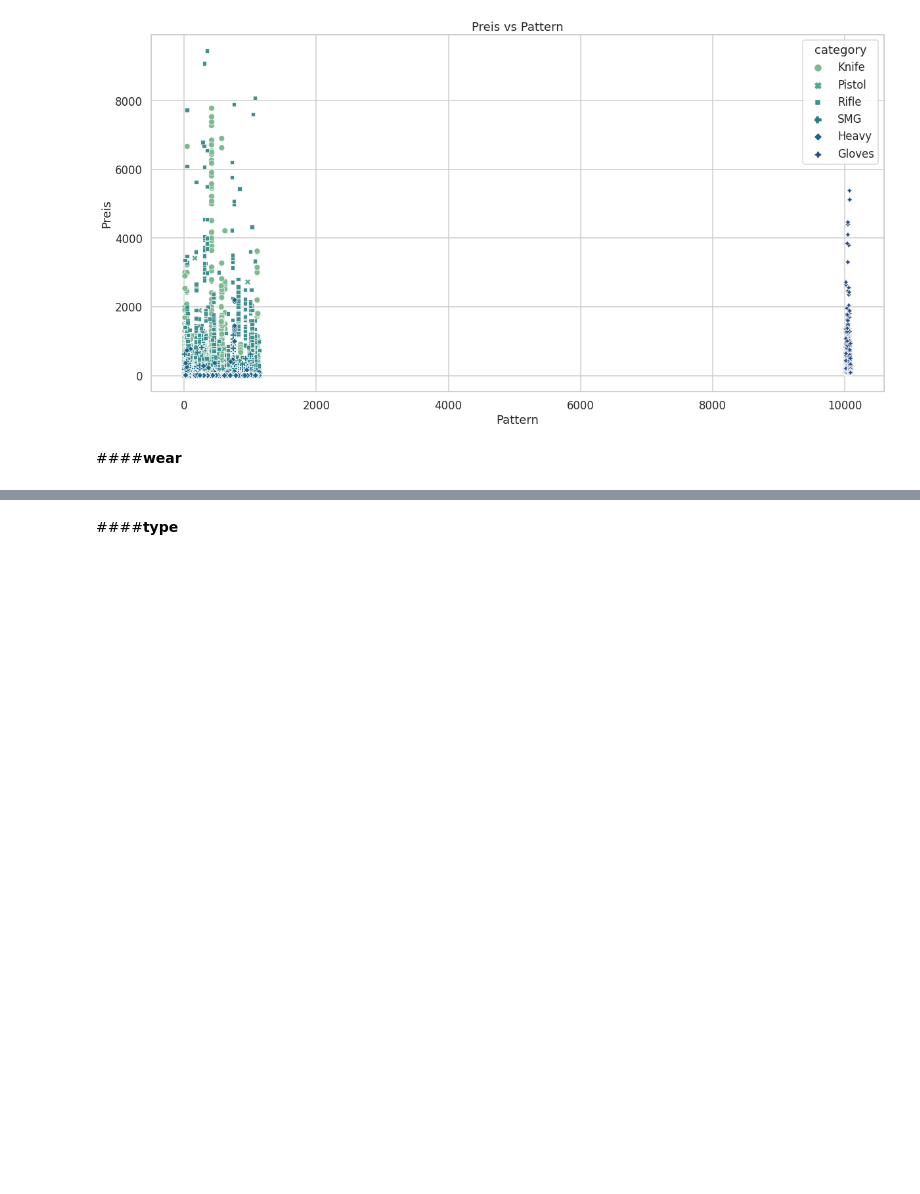
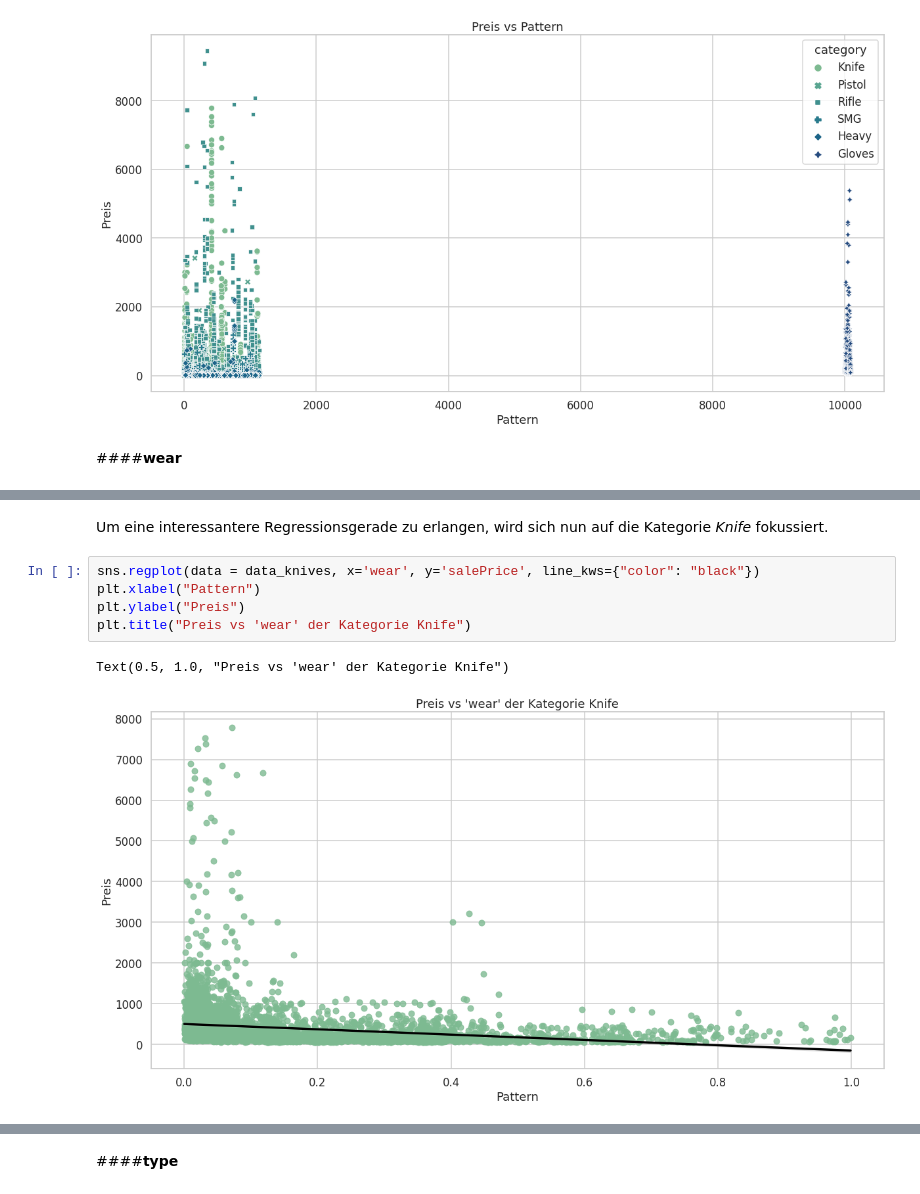
Before and after one commit to princessivy/Analyzing_CSGO_SkinPrices, a Jupyter notebook: CSGO_Analytics.ipynb, the cells around one changed output, grey strips where cells are left out. Drawn from its saved outputs; the diff is of its cells as text; blank space fills up the shorter version.

```diff
--- a/CSGO_Analytics.ipynb
+++ b/CSGO_Analytics.ipynb
@@ -836,0 +877,10 @@ Text(0.5, 1.0, 'Preis vs Pattern')
+# %% [markdown]
+Um eine interessantere Regressionsgerade zu erlangen, wird sich nun auf die Kategorie *Knife* fokussiert.
+# %%
+sns.regplot(data = data_knives, x='wear', y='salePrice', line_kws={"color": "black"})
+plt.xlabel("Pattern")
+plt.ylabel("Preis")
+plt.title("Preis vs 'wear' der Kategorie Knife")
+# %% [output]
+Text(0.5, 1.0, "Preis vs 'wear' der Kategorie Knife")
+[figure, added]
```
Also changed, not shown: parts of 25 cells of this notebook.
